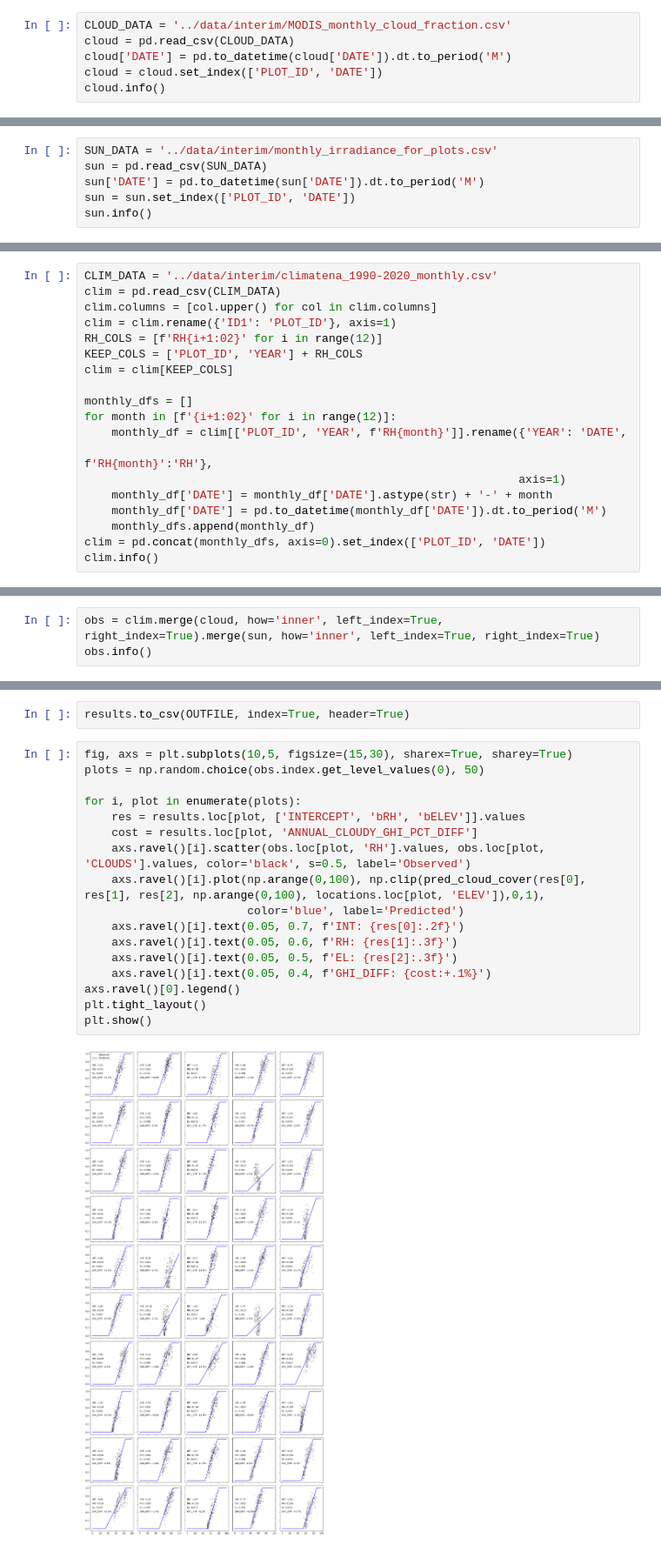
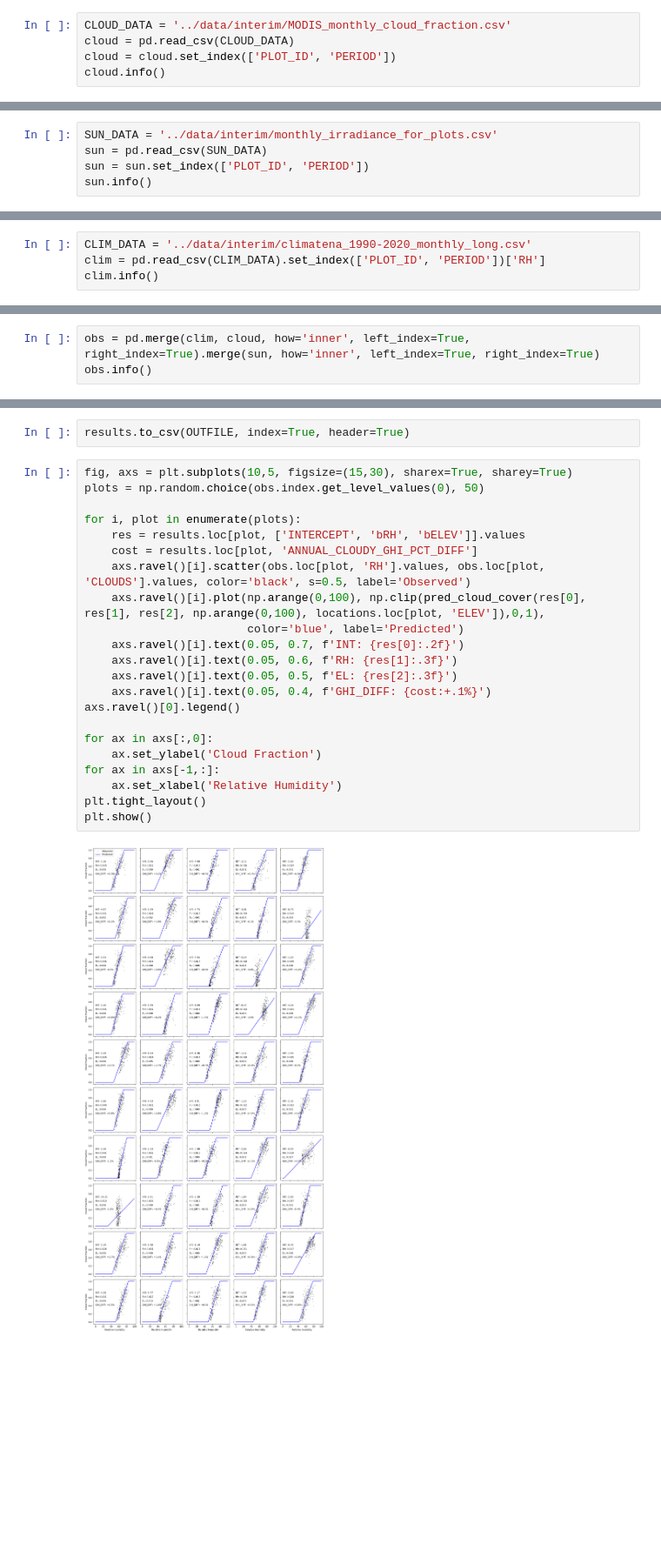
Before and after one commit to d-diaz/refit_fvs, a Jupyter notebook: notebooks/06_Fitting Cloud Cover Model.ipynb, the cells around one changed output, grey strips where cells are left out. Shown at 87% size. Saved outputs shown, nothing was run; the diff lists cells and outputs as text; blank space fills up the shorter version.

```diff
--- a/notebooks/06_Fitting Cloud Cover Model.ipynb
+++ b/notebooks/06_Fitting Cloud Cover Model.ipynb
@@ -29,8 +29,7 @@ memory usage: 474.8 KB
 # %%
 CLOUD_DATA = '../data/interim/MODIS_monthly_cloud_fraction.csv'
 cloud = pd.read_csv(CLOUD_DATA)
-cloud['DATE'] = pd.to_datetime(cloud['DATE']).dt.to_period('M')
-cloud = cloud.set_index(['PLOT_ID', 'DATE'])
+cloud = cloud.set_index(['PLOT_ID', 'PERIOD'])
 cloud.info()
 # %% [output]
 <class 'pandas.core.frame.DataFrame'>
@@ -44,8 +43,7 @@ memory usage: 36.7 MB
 # %%
 SUN_DATA = '../data/interim/monthly_irradiance_for_plots.csv'
 sun = pd.read_csv(SUN_DATA)
-sun['DATE'] = pd.to_datetime(sun['DATE']).dt.to_period('M')
-sun = sun.set_index(['PLOT_ID', 'DATE'])
+sun = sun.set_index(['PLOT_ID', 'PERIOD'])
 sun.info()
 # %% [output]
 <class 'pandas.core.frame.DataFrame'>
@@ -66,20 +64,5 @@ memory usage: 303.1 MB
 # %%
-CLIM_DATA = '../data/interim/climatena_1990-2020_monthly.csv'
-clim = pd.read_csv(CLIM_DATA)
-clim.columns = [col.upper() for col in clim.columns]
-clim = clim.rename({'ID1': 'PLOT_ID'}, axis=1)
-RH_COLS = [f'RH{i+1:02}' for i in range(12)]
-KEEP_COLS = ['PLOT_ID', 'YEAR'] + RH_COLS
-clim = clim[KEEP_COLS]
-
-monthly_dfs = []
-for month in [f'{i+1:02}' for i in range(12)]:
-    monthly_df = clim[['PLOT_ID', 'YEAR', f'RH{month}']].rename({'YEAR': 'DATE',
-                                                                 f'RH{month}':'RH'},
-                                                                axis=1)
-    monthly_df['DATE'] = monthly_df['DATE'].astype(str) + '-' + month
-    monthly_df['DATE'] = pd.to_datetime(monthly_df['DATE']).dt.to_period('M')
-    monthly_dfs.append(monthly_df)
-clim = pd.concat(monthly_dfs, axis=0).set_index(['PLOT_ID', 'DATE'])
+CLIM_DATA = '../data/interim/climatena_1990-2020_monthly_long.csv'
+clim = pd.read_csv(CLIM_DATA).set_index(['PLOT_ID', 'PERIOD'])['RH']
 clim.info()
 # %% [output]
@@ -94,5 +77,5 @@ memory usage: 52.1 MB
 # %%
-obs = clim.merge(cloud, how='inner', left_index=True, right_index=True).merge(sun, how='inner', left_index=True, right_index=True)
+obs = pd.merge(clim, cloud, how='inner', left_index=True, right_index=True).merge(sun, how='inner', left_index=True, right_index=True)
 obs.info()
 # %% [output]
 <class 'pandas.core.frame.DataFrame'>
@@ -252,19 +235,24 @@ results.to_csv(OUTFILE, index=True, header=True)
 # %%
 fig, axs = plt.subplots(10,5, figsize=(15,30), sharex=True, sharey=True)
 plots = np.random.choice(obs.index.get_level_values(0), 50)
 
 for i, plot in enumerate(plots):
     res = results.loc[plot, ['INTERCEPT', 'bRH', 'bELEV']].values
     cost = results.loc[plot, 'ANNUAL_CLOUDY_GHI_PCT_DIFF']
     axs.ravel()[i].scatter(obs.loc[plot, 'RH'].values, obs.loc[plot, 'CLOUDS'].values, color='black', s=0.5, label='Observed')
     axs.ravel()[i].plot(np.arange(0,100), np.clip(pred_cloud_cover(res[0], res[1], res[2], np.arange(0,100), locations.loc[plot, 'ELEV']),0,1),
                         color='blue', label='Predicted')
     axs.ravel()[i].text(0.05, 0.7, f'INT: {res[0]:.2f}')
     axs.ravel()[i].text(0.05, 0.6, f'RH: {res[1]:.3f}')
     axs.ravel()[i].text(0.05, 0.5, f'EL: {res[2]:.3f}')
     axs.ravel()[i].text(0.05, 0.4, f'GHI_DIFF: {cost:+.1%}')
 axs.ravel()[0].legend()
+
+for ax in axs[:,0]:
+    ax.set_ylabel('Cloud Fraction')
+for ax in axs[-1,:]:
+    ax.set_xlabel('Relative Humidity')
 plt.tight_layout()
 plt.show()
 # %% [output]
-[figure, old version]
+[figure, new version]
```
Also changed, not shown: parts of 10 cells of this notebook, 5 other files.
